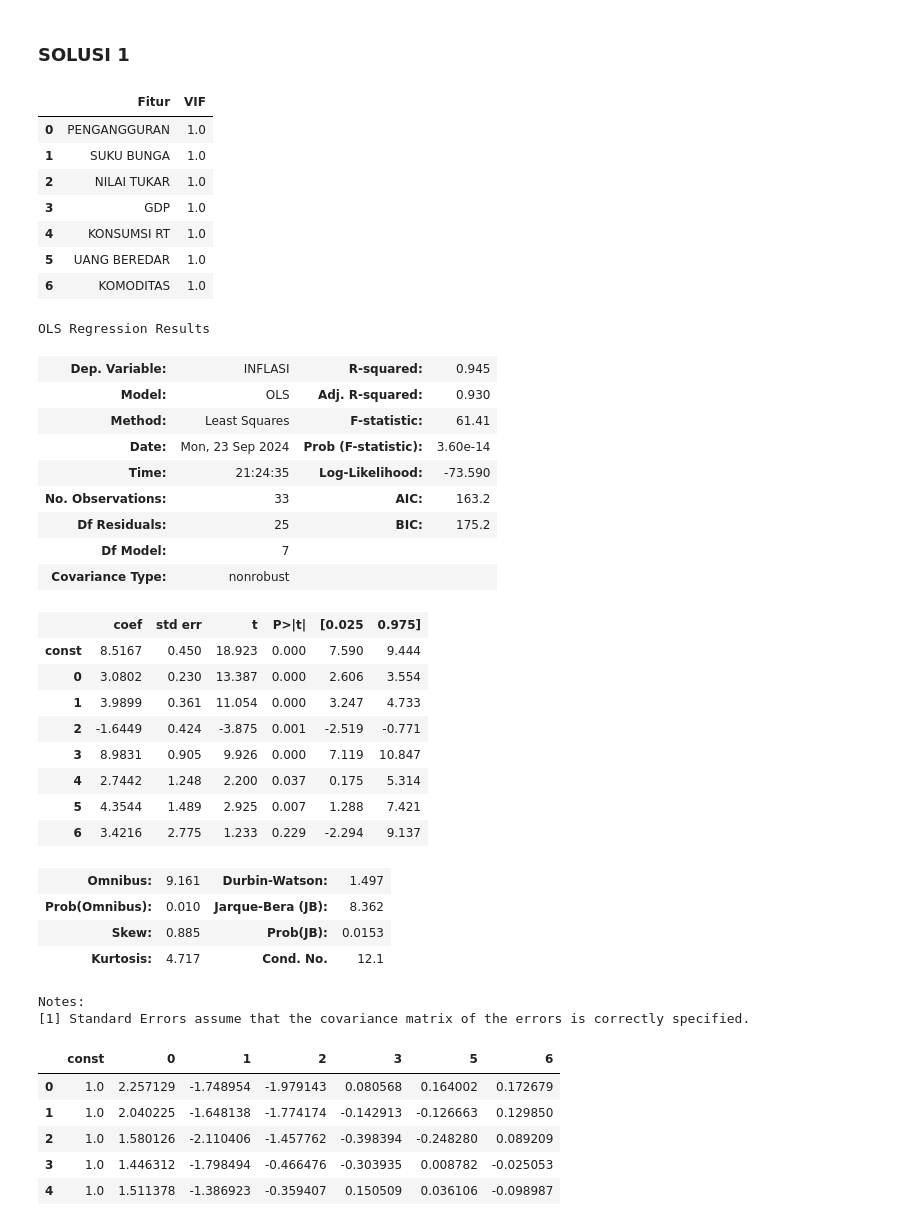
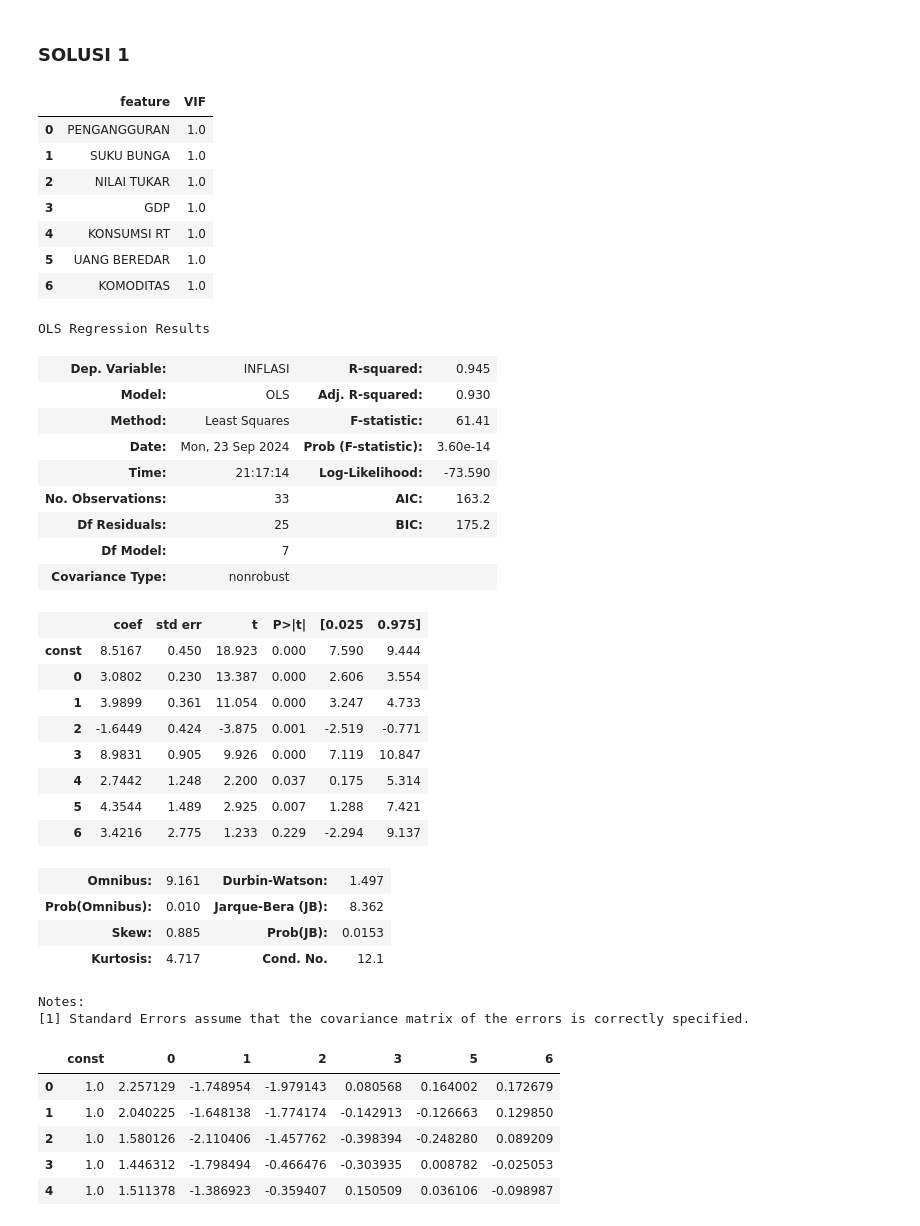
Before and after one commit to arifahshafyan/EKONOMETRIKA, a Jupyter notebook: tugas linier berganda.ipynb, the cells around one changed output. Drawn from its saved outputs; the diff is of its cells as text; code cells hidden in the pictures.

```diff
--- a/tugas linier berganda.ipynb
+++ b/tugas linier berganda.ipynb
@@ -208,8 +211,8 @@ import scipy.stats as stats
 # %%
-x = df[['PENGANGGURAN',	'SUKU BUNGA',	'NILAI TUKAR',  'GDP','KONSUMSI RT',	'UANG BEREDAR',	'KOMODITAS']]
+x = df[['PENGANGGURAN',	'SUKU BUNGA', 'NILAI TUKAR', 'GDP',
+        'KONSUMSI RT','UANG BEREDAR','KOMODITAS']]
 y = df['INFLASI']
 
-# x = sm.add_constant(x)
 model = sm.OLS(y, x).fit()
 model.summary()
 # %% [output]
@@ -294,12 +299,12 @@ xr=pca.fit_transform(scale(x))
 # %%
 xr = pd.DataFrame (xr)
 vif_data_r = pd.DataFrame()
-vif_data_r["Fitur"] = x.columns
+vif_data_r["feature"] = x.columns
 vif_data_r["VIF"] = [variance_inflation_factor(xr.values, i)
-                     for i in range(len(xr.columns))]
+    for i in range(len(xr.columns))]
 vif_data_r
 # %% [output]
-|  | Fitur | VIF |
+|  | feature | VIF |
 | 0 | PENGANGGURAN | 1.0 |
 | 1 | SUKU BUNGA | 1.0 |
 | 2 | NILAI TUKAR | 1.0 |
@@ -317,7 +322,7 @@ OLS Regression Results
 | Model: | OLS | Adj. R-squared: | 0.930 |
 | Method: | Least Squares | F-statistic: | 61.41 |
 | Date: | Mon, 23 Sep 2024 | Prob (F-statistic): | 3.60e-14 |
-| Time: | 21:24:35 | Log-Likelihood: | -73.590 |
+| Time: | 21:17:14 | Log-Likelihood: | -73.590 |
 | No. Observations: | 33 | AIC: | 163.2 |
 | Df Residuals: | 25 | BIC: | 175.2 |
 | Df Model: | 7 |  |  |
```
Also changed, not shown: parts of 98 cells of this notebook.
